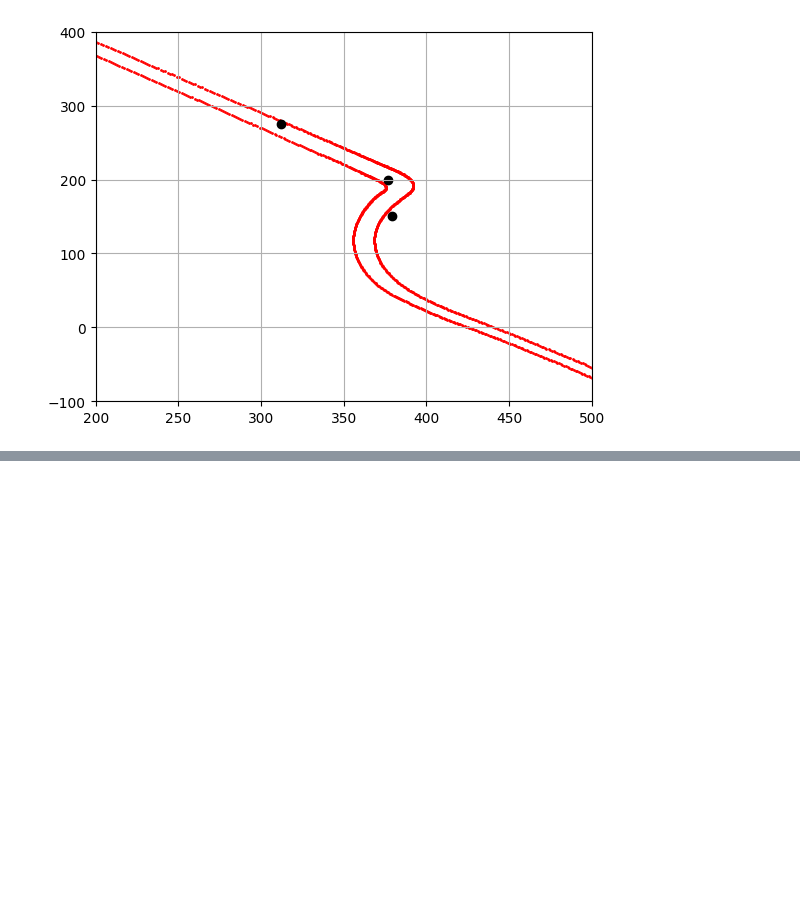
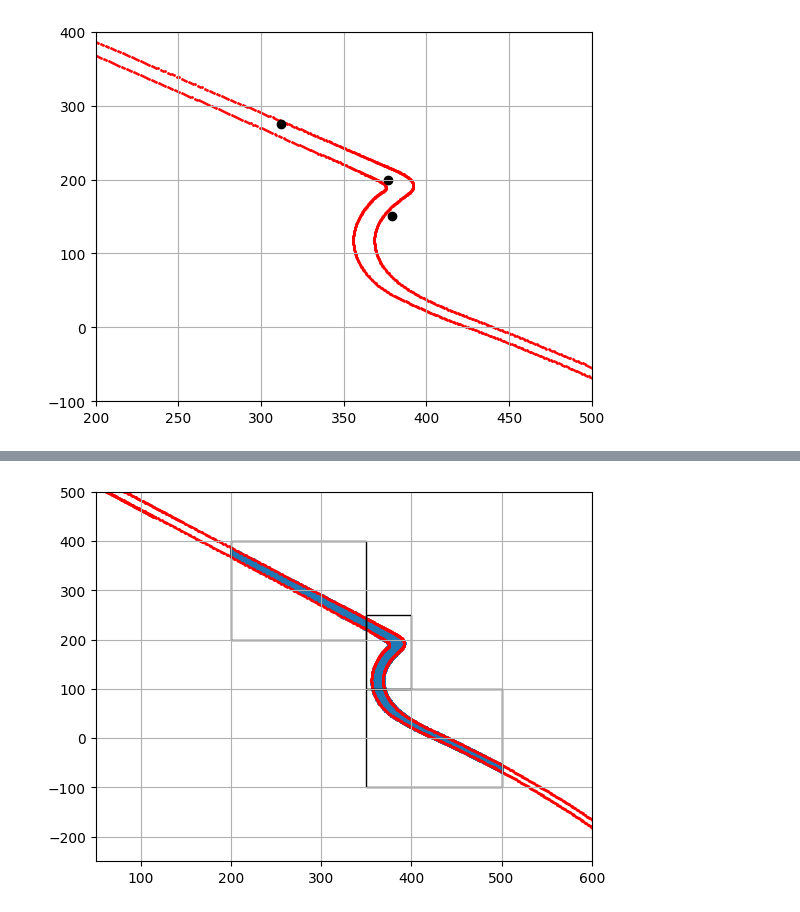
Before and after one commit to Bgon01/Data3001-capstone, a Jupyter notebook: feature_eng/creating_bins.ipynb, the cells around one changed output, grey strips where cells are left out. Saved outputs shown, nothing was run; the diff lists cells and outputs as text; code cells hidden in the pictures; blank space fills up the shorter version.

```diff
--- a/feature_eng/creating_bins.ipynb
+++ b/feature_eng/creating_bins.ipynb
@@ -239,0 +313,25 @@ plt.show()
+# %%
+plt.scatter(filtered_df["WORLDPOSX"], filtered_df["WORLDPOSY"], alpha=1,s=1)
+plt.scatter(left_df["WORLDPOSX"], left_df["WORLDPOSY"],s=1,c='red')
+plt.scatter(right_df["WORLDPOSX"], right_df["WORLDPOSY"], s=1,c='red')
+
+x1, x2 = 200,350
+y1, y2 = 200,400
+box = patches.Rectangle((x1, y1), x2 - x1, y2 - y1, linewidth=1, edgecolor='black', facecolor='none')
+plt.gca().add_patch(box)
+
+x1, x2 = 350,400
+y1, y2 = 100,250
+box = patches.Rectangle((x1, y1), x2 - x1, y2 - y1, linewidth=1, edgecolor='black', facecolor='none')
+plt.gca().add_patch(box)
+
+x1, x2 = 350,500
+y1, y2 = -100,100
+box = patches.Rectangle((x1, y1), x2 - x1, y2 - y1, linewidth=1, edgecolor='black', facecolor='none')
+plt.gca().add_patch(box)
+
+plt.xlim(50, 600)
+plt.ylim(-250, 500)
+plt.grid()
+# %% [output]
+[figure, added]
```
Also changed, not shown: parts of 7 cells of this notebook, 2 other files.
